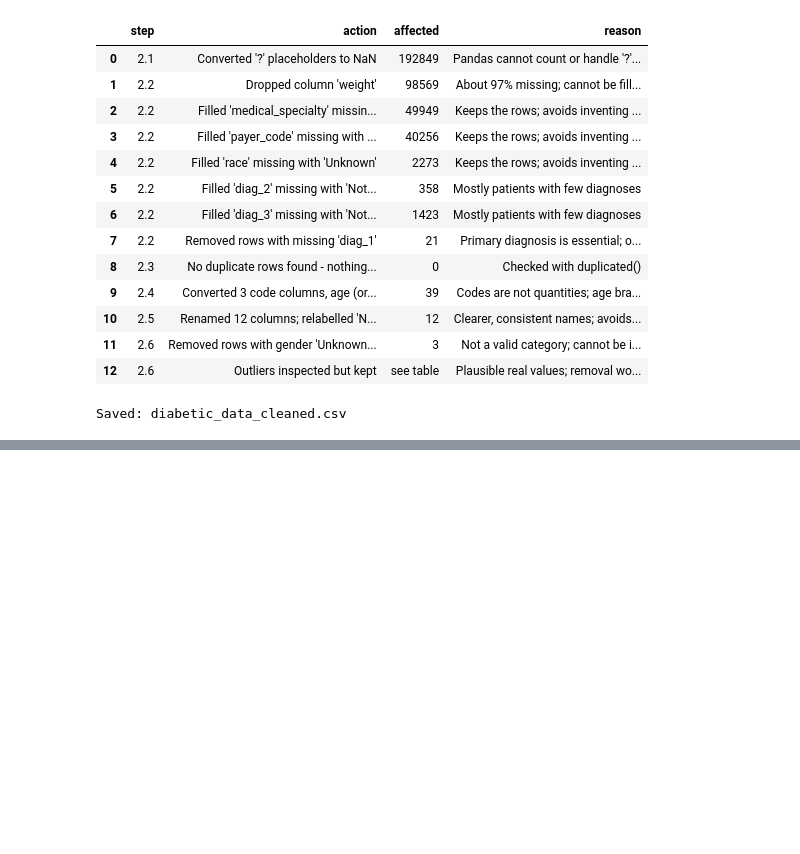
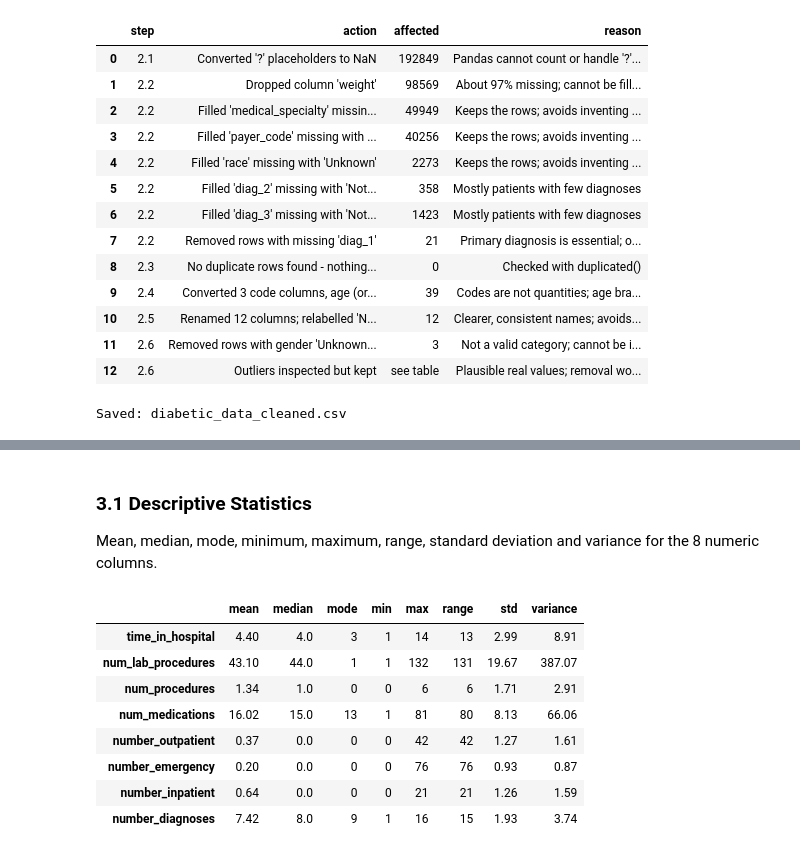
Before and after one commit to Al7bh/Devixo-Internship, a Jupyter notebook: Task_01_AI_ML/notebook/Task_01_Data_Analysis.ipynb, the cells around one changed output, grey strips where cells are left out. Cells and saved outputs as stored; diff of their text form; code cells hidden in the pictures; blank space fills up the shorter version.

Commit message:
Complete Tasks 1-3: loading, cleaning, EDA

```diff
--- a/Task_01_AI_ML/notebook/Task_01_Data_Analysis.ipynb
+++ b/Task_01_AI_ML/notebook/Task_01_Data_Analysis.ipynb
@@ -628,0 +665,11 @@ Saved: diabetic_data_cleaned.csv
+# %%
+age_midpoint_map = {"[0-10)": 5, "[10-20)": 15, "[20-30)": 25, "[30-40)": 35, "[40-50)": 45,
+                    "[50-60)": 55, "[60-70)": 65, "[70-80)": 75, "[80-90)": 85, "[90-100)": 95}
+df_clean["age_midpoint"] = df_clean["age"].astype(str).map(age_midpoint_map).astype(int)
+df_clean["readmitted_30d"] = (df_clean["readmitted"] == "<30").astype(int)
+
+num_cols = count_cols   # the 8 numeric measurement columns from Part 2
+print("Rows:", len(df_clean))
+print("Overall 30-day readmission rate: {:.2f}%".format(df_clean["readmitted_30d"].mean() * 100))
+print()
+print(df_clean["readmitted"].value_counts().to_string())
@@ -628,0 +684,25 @@ Saved: diabetic_data_cleaned.csv
+# %% [markdown]
+### 3.1 Descriptive Statistics
+Mean, median, mode, minimum, maximum, range, standard deviation and variance for the 8 numeric columns.
+# %%
+desc = pd.DataFrame({
+    "mean": df_clean[num_cols].mean(),
+    "median": df_clean[num_cols].median(),
+    "mode": df_clean[num_cols].mode().iloc[0],
+    "min": df_clean[num_cols].min(),
+    "max": df_clean[num_cols].max(),
+    "range": df_clean[num_cols].max() - df_clean[num_cols].min(),
+    "std": df_clean[num_cols].std(),
+    "variance": df_clean[num_cols].var(),
+}).round(2)
+display(desc)
+# %% [output]
+|  | mean | median | mode | min | max | range | std | variance |
+| time_in_hospital | 4.40 | 4.0 | 3 | 1 | 14 | 13 | 2.99 | 8.91 |
+| num_lab_procedures | 43.10 | 44.0 | 1 | 1 | 132 | 131 | 19.67 | 387.07 |
+| num_procedures | 1.34 | 1.0 | 0 | 0 | 6 | 6 | 1.71 | 2.91 |
+| num_medications | 16.02 | 15.0 | 13 | 1 | 81 | 80 | 8.13 | 66.06 |
+| number_outpatient | 0.37 | 0.0 | 0 | 0 | 42 | 42 | 1.27 | 1.61 |
+| number_emergency | 0.20 | 0.0 | 0 | 0 | 76 | 76 | 0.93 | 0.87 |
+| number_inpatient | 0.64 | 0.0 | 0 | 0 | 21 | 21 | 1.26 | 1.59 |
+| number_diagnoses | 7.42 | 8.0 | 9 | 1 | 16 | 15 | 1.93 | 3.74 |
```
Also changed, not shown: parts of 47 cells of this notebook.
